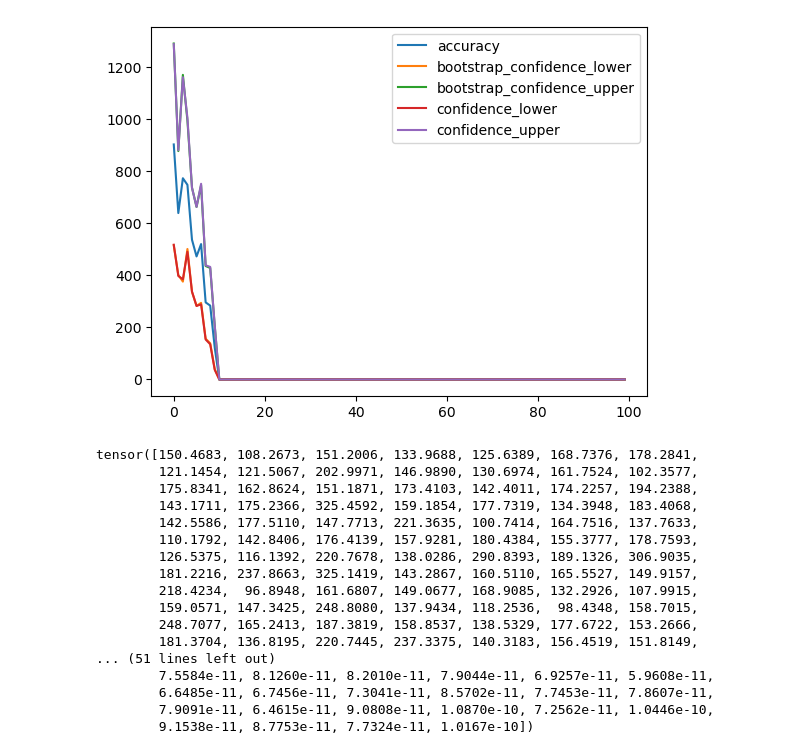
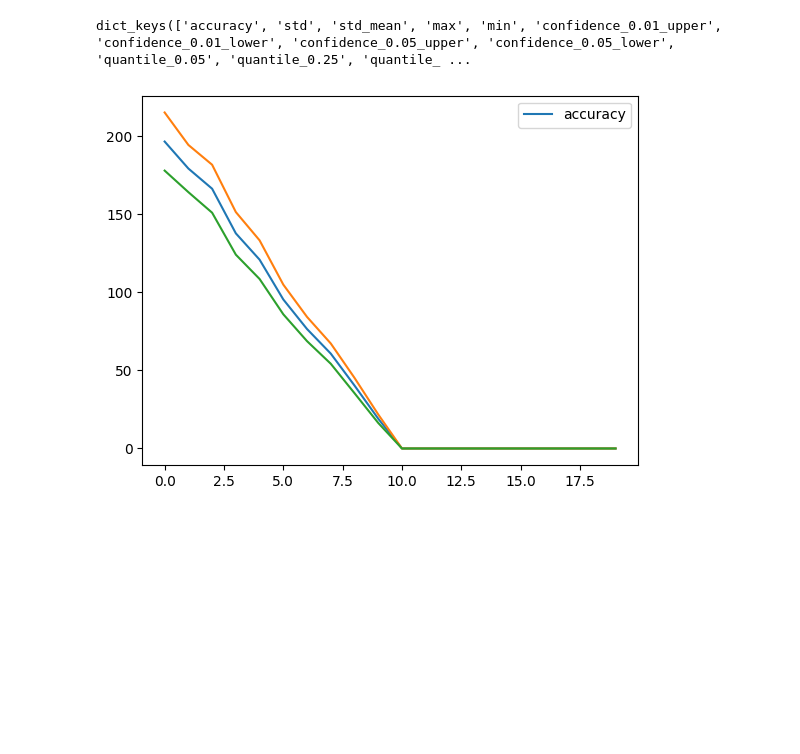
Before and after one commit to in-context-learning-2024/in-context, a Jupyter notebook: src/eval.ipynb, the cells around one changed output. Drawn from its saved outputs; the diff is of its cells as text; code cells hidden in the pictures; blank space fills up the shorter version.

Commit message:
added examples of how to use existing error benchmarks

```diff
--- a/src/eval.ipynb
+++ b/src/eval.ipynb
@@ -31,41 +19,32 @@ ValueError: not enough values to unpack (expected 3, got 2)
-# %%
-import matplotlib.pyplot as plt
-
-plt.plot(evals[0]['accuracy_OLS_driver=None'],label="accuracy")
-plt.plot(evals[0]["bootstrap_confidence_levelOLS_driver=None0.01"][0],label="bootstrap_confidence_lower")
-plt.plot(evals[0]["bootstrap_confidence_levelOLS_driver=None0.01"][1],label="bootstrap_confidence_upper")
-plt.plot(evals[0]["normal_confidence_levelOLS_driver=None0.01"][0],label="confidence_lower")
-plt.plot(evals[0]["normal_confidence_levelOLS_driver=None0.01"][1],label="confidence_upper")
-
-plt.legend()
-plt.show()
-
-#print(evals[0]["accuracy_OLS_driver=None"])
-print(evals[0]["variance_estimate"])
-print(evals[0]["mean_estimate"])
-print(evals[0]["ppf"])
-
-print(evals[0]["bootstrap_confidence_levelOLS_driver=None0.05"][0])
-print(evals[0]["bootstrap_confidence_levelOLS_driver=None0.01"][1])
-
-
-plt.show()
-# %% [output]
-[figure, removed]
-tensor([150.4683, 108.2673, 151.2006, 133.9688, 125.6389, 168.7376, 178.2841,
-        121.1454, 121.5067, 202.9971, 146.9890, 130.6974, 161.7524, 102.3577,
-        175.8341, 162.8624, 151.1871, 173.4103, 142.4011, 174.2257, 194.2388,
-        143.1711, 175.2366, 325.4592, 159.1854, 177.7319, 134.3948, 183.4068,
-        142.5586, 177.5110, 147.7713, 221.3635, 100.7414, 164.7516, 137.7633,
-        110.1792, 142.8406, 176.4139, 157.9281, 180.4384, 155.3777, 178.7593,
-        126.5375, 116.1392, 220.7678, 138.0286, 290.8393, 189.1326, 306.9035,
-        181.2216, 237.8663, 325.1419, 143.2867, 160.5110, 165.5527, 149.9157,
-        218.4234,  96.8948, 161.6807, 149.0677, 168.9085, 132.2926, 107.9915,
-        159.0571, 147.3425, 248.8080, 137.9434, 118.2536,  98.4348, 158.7015,
-        248.7077, 165.2413, 187.3819, 158.8537, 138.5329, 177.6722, 153.2666,
-        181.3704, 136.8195, 220.7445, 237.3375, 140.3183, 156.4519, 151.8149,
-... (51 lines left out)
-        7.5584e-11, 8.1260e-11, 8.2010e-11, 7.9044e-11, 6.9257e-11, 5.9608e-11,
-        6.6485e-11, 6.7456e-11, 7.3041e-11, 8.5702e-11, 7.7453e-11, 7.8607e-11,
-        7.9091e-11, 6.4615e-11, 9.0808e-11, 1.0870e-10, 7.2562e-11, 1.0446e-10,
-        9.1538e-11, 8.7753e-11, 7.7324e-11, 1.0167e-10])
+# %%
+B_SIZE, SEQ_LEN, X_DIM, Y_DIM = 512, 20, 10, 1
+X_SHAPE = torch.Size([B_SIZE, SEQ_LEN, X_DIM])
+Y_SHAPE = torch.Size([B_SIZE, SEQ_LEN, Y_DIM])
+
+MODELS = [LeastSquaresModel(), ZeroModel()]
+
+SCALES: list[float] = [0.125, 0.25, 0.5, 2., 4., 8.]
+NOISE_LEVELS: list[float] = [0.0625, 0.125, 0.25, 0.5, 1.]
+# %%
+x_dist = MultivariateNormal(torch.zeros(X_SHAPE), torch.eye(X_DIM)) #batch size, sequence_length, x_dim
+
+base_fc = LinearRegression(x_dist, y_dim=Y_DIM)
+
+bench = SquaredError(function_class=base_fc)
+# %%
+errs = bench.evaluate(MODELS, num_batches=4)
+values = list(post_process(errs))
+# %%
+import matplotlib.pyplot as plt
+
+for model, results in zip(MODELS, values):
+    print(results.keys())
+    plt.plot("accuracy", data=results, label="accuracy")
+    plt.plot("confidence_0.01_upper", data=results)
+    plt.plot("confidence_0.01_lower", data=results)
+    plt.legend()
+    plt.show()
+    break
+# %% [output]
+dict_keys(['accuracy', 'std', 'std_mean', 'max', 'min', 'confidence_0.01_upper', 'confidence_0.01_lower', 'confidence_0.05_upper', 'confidence_0.05_lower', 'quantile_0.05', 'quantile_0.25', 'quantile_ ...
+[figure, added]
```
Also changed, not shown: parts of 4 cells of this notebook.
